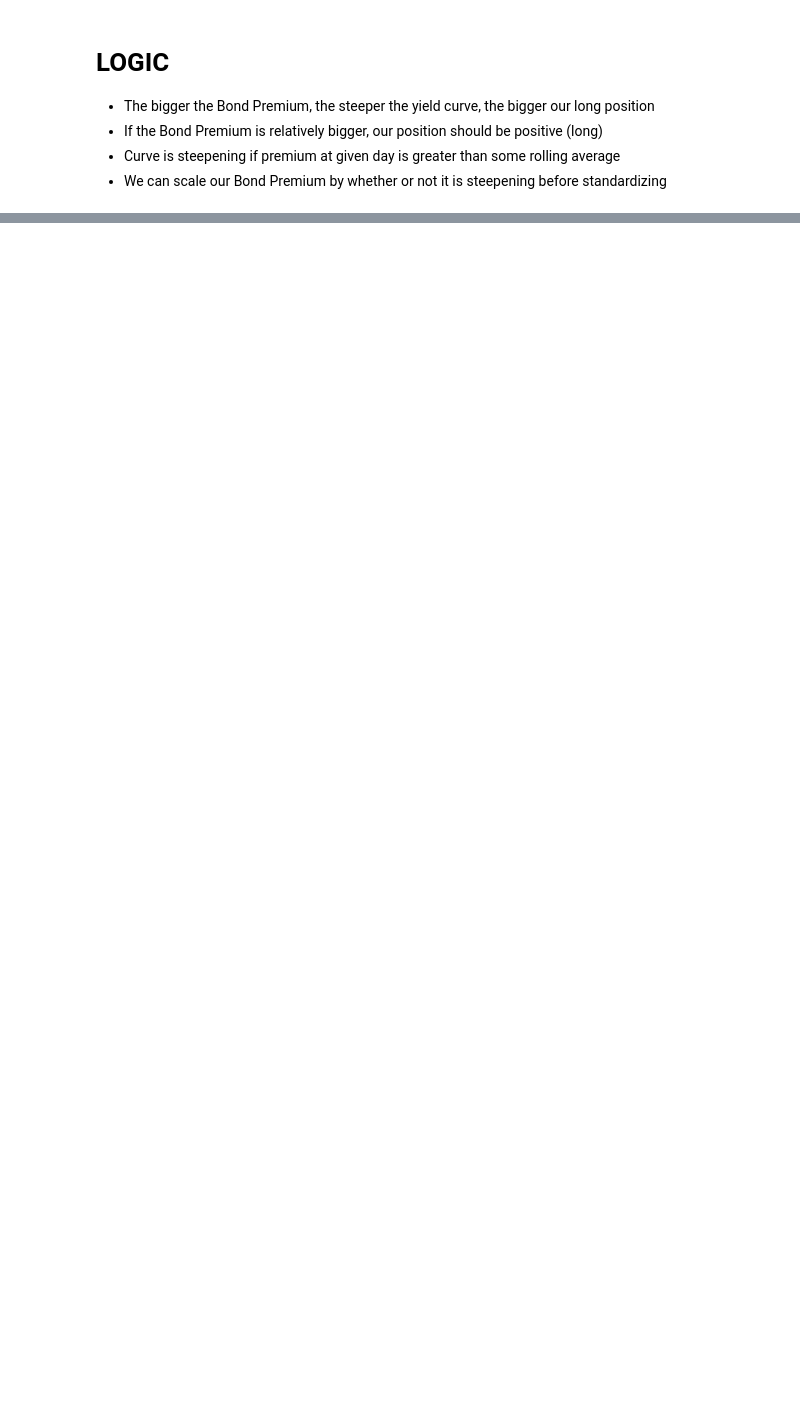
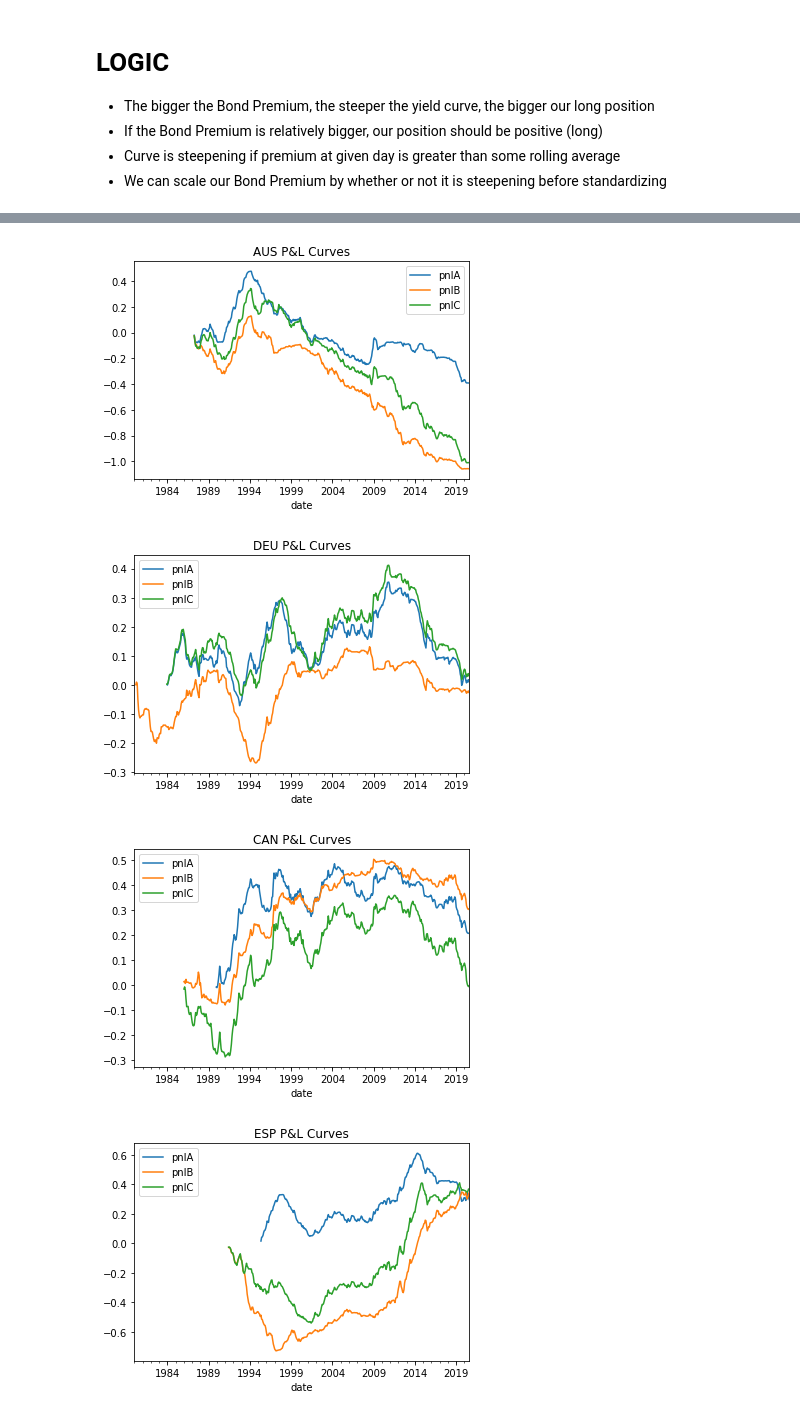
Before and after one commit to Mike-Huntress/Internship2020, a Jupyter notebook: Project.ipynb, the cells around one changed output, grey strips where cells are left out. Saved outputs shown, nothing was run; the diff lists cells and outputs as text; code cells hidden in the pictures; blank space fills up the shorter version.

Commit message:
now have a fxn to test all countries across 3 different subindicators generated from bond premium; now going to tinker around window

```diff
--- a/Project.ipynb
+++ b/Project.ipynb
@@ -136,6 +123,18 @@ Freq: M, Name: IndicatorA, Length: 488, dtype: float64
 # Test all countries
 def TestAll():
 
-    all_countries = BondPremium.columns
+    resultsAll = pd.DataFrame()
+    all_countries = ShortRates.columns
 
     for i in all_countries:
+        resultCountry = BondPremiumIndicator(i)
+        resultsAll[i] = [resultCountry['pnlA'].sum(),resultCountry['pnlB'].sum(),resultCountry['pnlC'].sum()]
+
+    return resultsAll
+# %%
+TestAll()
+# %% [output]
+[figure, added]
+[figure, added]
+[figure, added]
+[figure, added]
```
Also changed, not shown: parts of 3 cells of this notebook.
